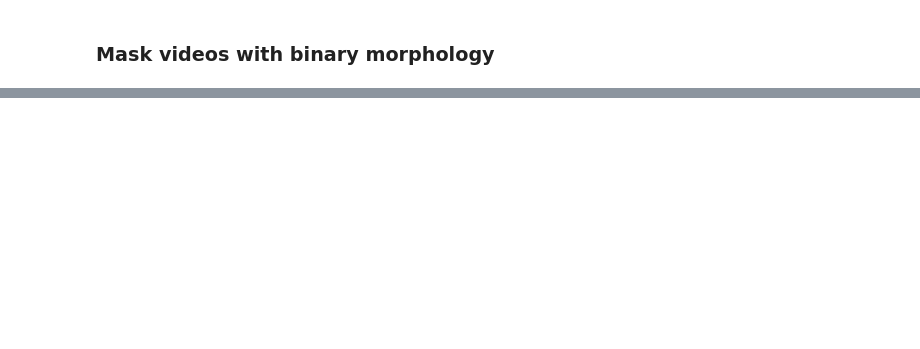
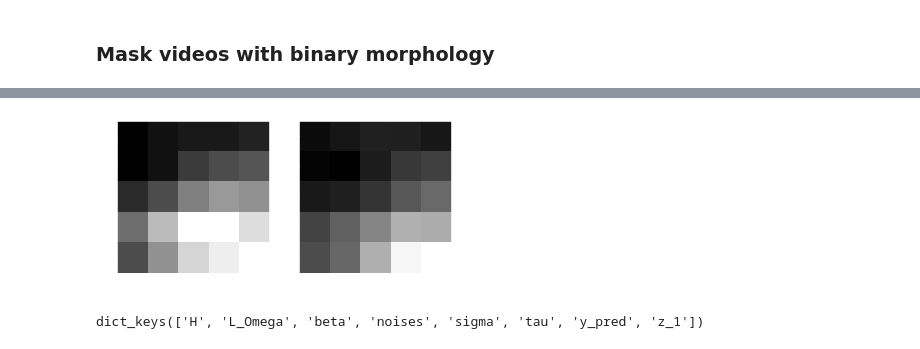
Before and after one commit to markusOlsen1/ModelBasedProject, a Jupyter notebook: main.ipynb, the cells around one changed output, grey strips where cells are left out. Saved outputs shown, nothing was run; the diff lists cells and outputs as text; code cells hidden in the pictures; blank space fills up the shorter version.

Commit message:
updated main.ipynb to run with small sample of video

```diff
--- a/main.ipynb
+++ b/main.ipynb
@@ -243,0 +230,4 @@ temp.shape
+# %%
+temp = np.array(videosList[0][0:10,200:205,200:205])
+temp = temp.reshape(temp.shape[0],-1)
+print(temp.shape)
@@ -244,16 +236,15 @@ temp.shape
 # %%
-from numpyro.infer import MCMC, NUTS
-from jax import random
-import time
 t0 = time.time()
+
 
 rng_key = random.PRNGKey(0)
 rng_key, rng_key_ = random.split(rng_key)
 
-# Run the model using MCMC
-kernel = NUTS(model)
-mcmc = MCMC(kernel, num_samples=10, num_warmup=1000)
-mcmc.run(rng_key_, temp)
+nuts_kernel = NUTS(model=model)
+mcmc = MCMC(nuts_kernel, num_samples=1000, num_warmup=1000, num_chains=1)
+#mcmc.run(rng_key_, T=N, T_forecast=0, obs1=y_obs1, ix_mis1=ix_mis1, ix_obs1=ix_obs1,
+#         obs2=y_obs2, ix_mis2=ix_mis2, ix_obs2=ix_obs2)
+mcmc.run(rng_key_, T=temp.shape[0], T_forecast=temp.shape[0]+50, output_dim=temp.shape[1], obs=temp)
 
 t_fin = time.time()
 
@@ -262,0 +274,3 @@ ValueError: scan got value with no leading axis to scan over: 100.
+# %%
+samples = {k:v for k, v in mcmc.get_samples().items()}
+samples['y_pred'].shape
@@ -262,0 +279,6 @@ ValueError: scan got value with no leading axis to scan over: 100.
+# %%
+temp = samples['y_pred']
+print(temp.shape)
+base = np.array(videosList[0][0:20,200:205,200:205])
+temp_mean = temp[:,1,:].mean(axis=0)
+print(temp_mean.shape)
@@ -262,0 +301,12 @@ ValueError: scan got value with no leading axis to scan over: 100.
+# %%
+%matplotlib inline
+fig,(ax1,ax2) = plt.subplots(1,2)
+ax1.imshow(base[11,:].reshape(5,5),cmap='gray')
+ax2.imshow(temp_mean.reshape(5,5),cmap='gray')
+plt.show()
+# %% [output]
+[figure, added]
+# %%
+samples.keys()
+# %% [output]
+dict_keys(['H', 'L_Omega', 'beta', 'noises', 'sigma', 'tau', 'y_pred', 'z_1'])
```
Also changed, not shown: parts of 19 cells of this notebook.
